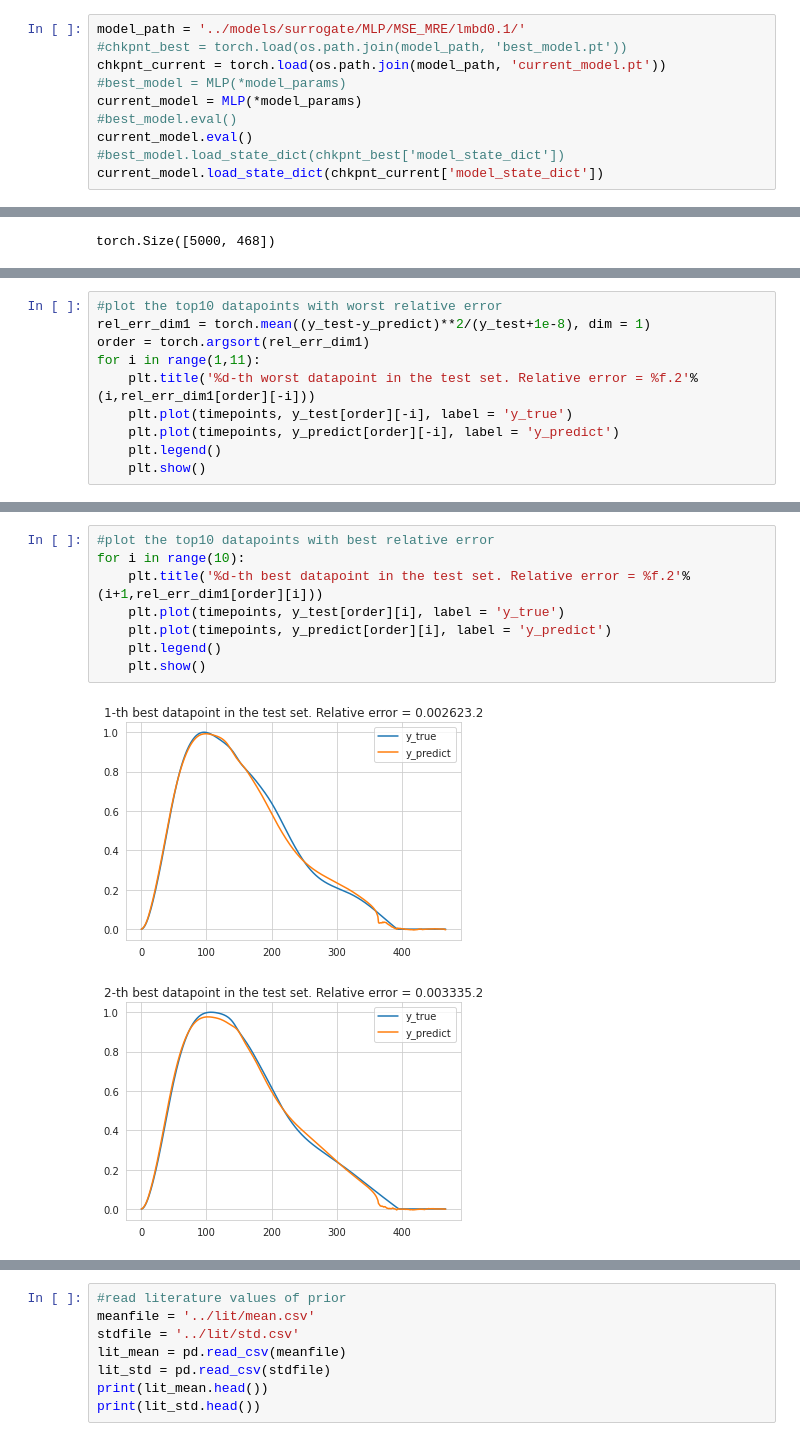
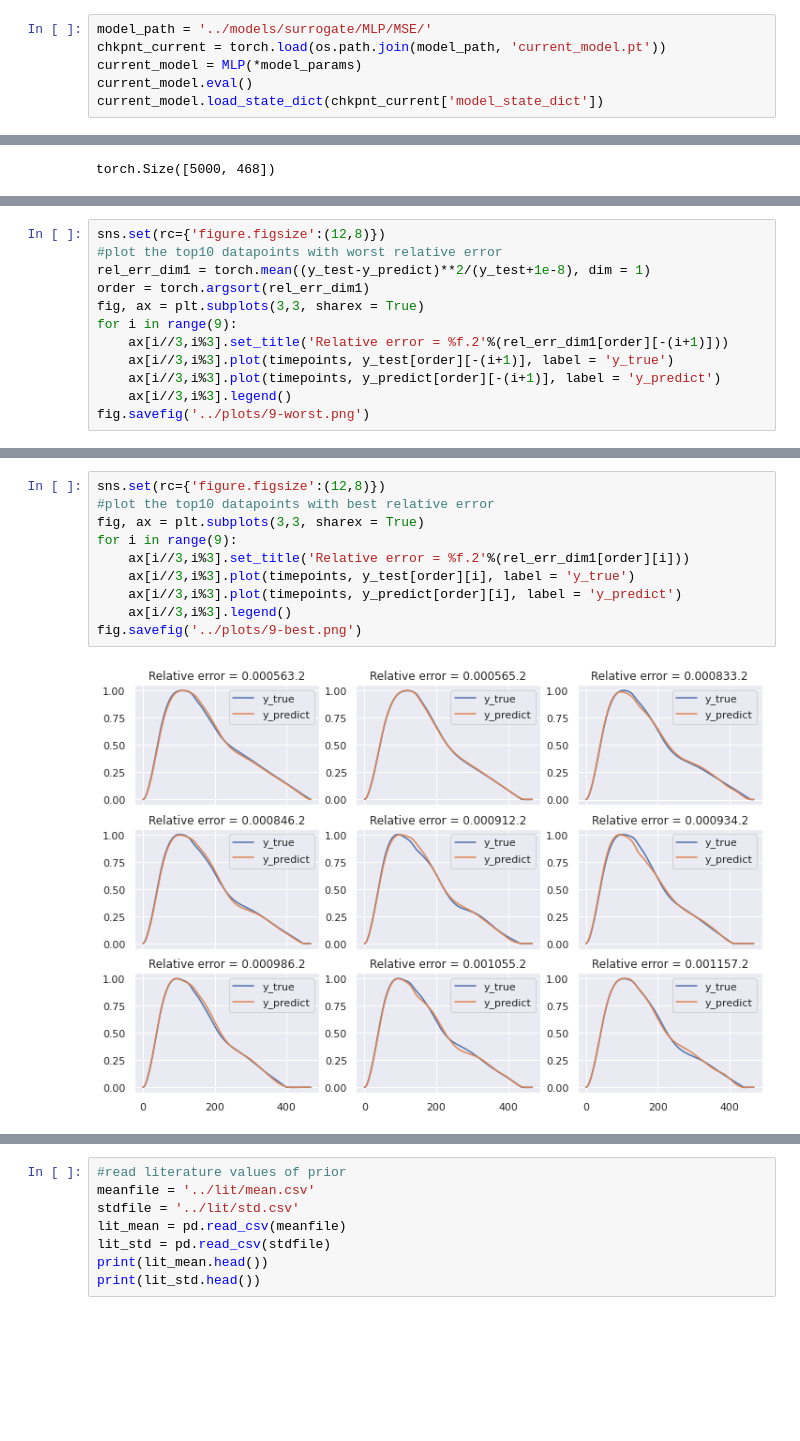
Before and after one commit to maffos/Diffusion-Modelling-for-inverse-problems, a Jupyter notebook: tutorials/inspect_models.ipynb, the cells around one changed output, grey strips where cells are left out. Drawn from its saved outputs; the diff is of its cells as text; blank space fills up the shorter version.

```diff
--- a/tutorials/inspect_models.ipynb
+++ b/tutorials/inspect_models.ipynb
@@ -19,14 +19,10 @@ random_state = 7
 train_size = .8
 filename = '../data/uniform_age_25/npz/AbdAorta_PPG.npz'
 # %%
-model_path = '../models/surrogate/MLP/MSE_MRE/lmbd0.1/'
-#chkpnt_best = torch.load(os.path.join(model_path, 'best_model.pt'))
+model_path = '../models/surrogate/MLP/MSE/'
 chkpnt_current = torch.load(os.path.join(model_path, 'current_model.pt'))
-#best_model = MLP(*model_params)
 current_model = MLP(*model_params)
-#best_model.eval()
 current_model.eval()
-#best_model.load_state_dict(chkpnt_best['model_state_dict'])
 current_model.load_state_dict(chkpnt_current['model_state_dict'])
 # %% [output]
 <All keys matched successfully>
@@ -93,11 +99,13 @@ Average relative error on the test set is  0.13598111271858215
 # %%
+sns.set(rc={'figure.figsize':(12,8)})
 #plot the top10 datapoints with worst relative error
 rel_err_dim1 = torch.mean((y_test-y_predict)**2/(y_test+1e-8), dim = 1)
 order = torch.argsort(rel_err_dim1)
-for i in range(1,11):
-    plt.title('%d-th worst datapoint in the test set. Relative error = %f.2'%(i,rel_err_dim1[order][-i]))
-    plt.plot(timepoints, y_test[order][-i], label = 'y_true')
-    plt.plot(timepoints, y_predict[order][-i], label = 'y_predict')
-    plt.legend()
-    plt.show()
+fig, ax = plt.subplots(3,3, sharex = True)
+for i in range(9):
+    ax[i//3,i%3].set_title('Relative error = %f.2'%(rel_err_dim1[order][-(i+1)]))
+    ax[i//3,i%3].plot(timepoints, y_test[order][-(i+1)], label = 'y_true')
+    ax[i//3,i%3].plot(timepoints, y_predict[order][-(i+1)], label = 'y_predict')
+    ax[i//3,i%3].legend()
+fig.savefig('../plots/9-worst.png')
 # %% [output]
@@ -114,11 +113,12 @@ for i in range(1,11):
 # %%
+sns.set(rc={'figure.figsize':(12,8)})
 #plot the top10 datapoints with best relative error
-for i in range(10):
-    plt.title('%d-th best datapoint in the test set. Relative error = %f.2'%(i+1,rel_err_dim1[order][i]))
-    plt.plot(timepoints, y_test[order][i], label = 'y_true')
-    plt.plot(timepoints, y_predict[order][i], label = 'y_predict')
-    plt.legend()
-    plt.show()
+fig, ax = plt.subplots(3,3, sharex = True)
+for i in range(9):
+    ax[i//3,i%3].set_title('Relative error = %f.2'%(rel_err_dim1[order][i]))
+    ax[i//3,i%3].plot(timepoints, y_test[order][i], label = 'y_true')
+    ax[i//3,i%3].plot(timepoints, y_predict[order][i], label = 'y_predict')
+    ax[i//3,i%3].legend()
+fig.savefig('../plots/9-best.png')
 # %% [output]
-[figure, old version]
+[figure, new version]
-[figure, removed]
```
Also changed, not shown: parts of 14 cells of this notebook, 4 other files.
